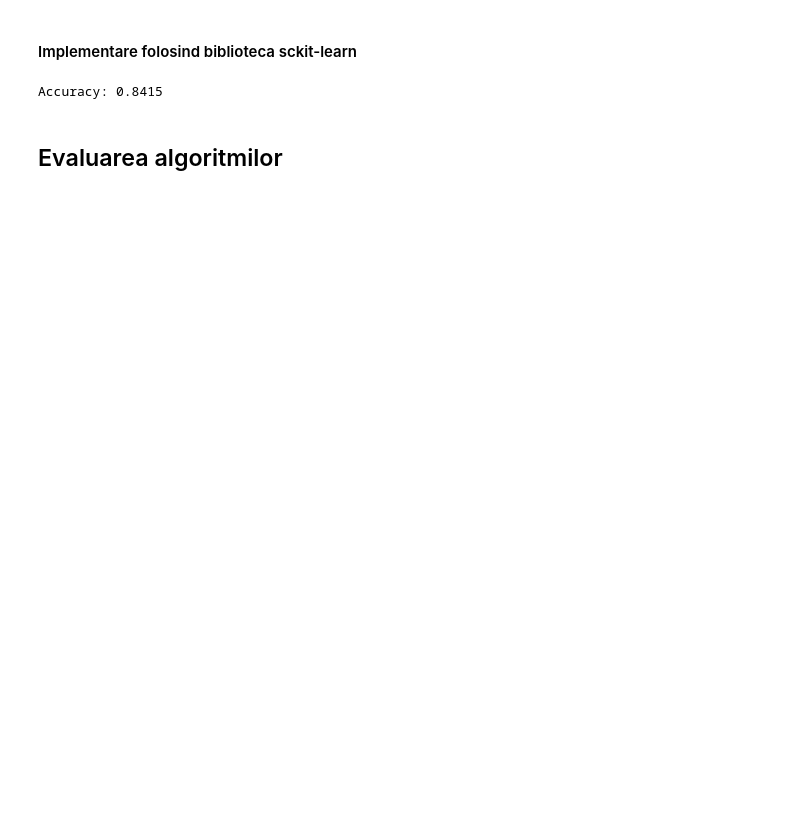
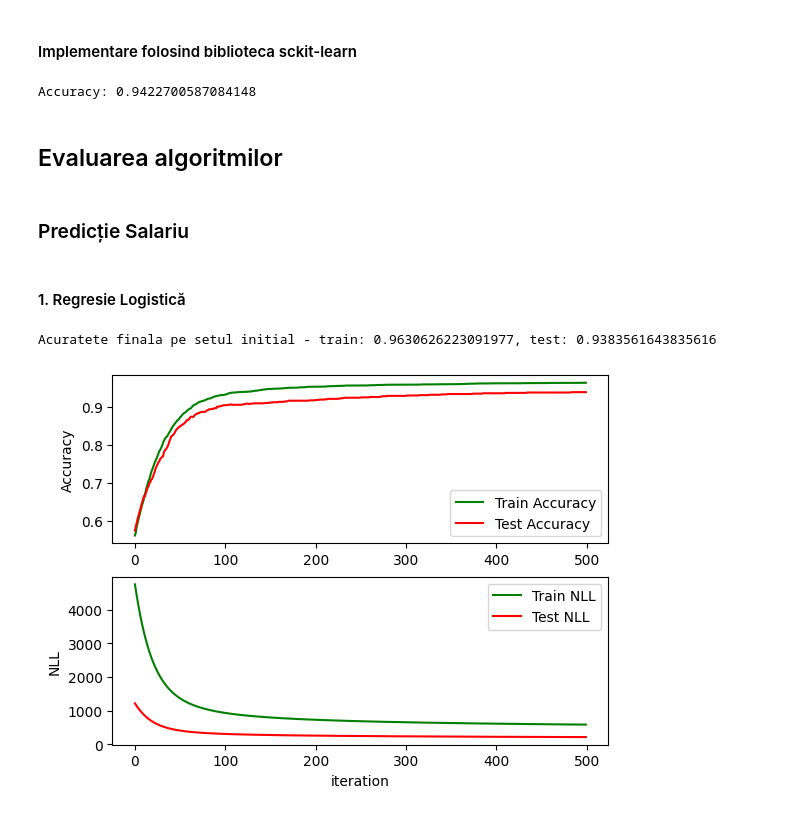
Before and after one commit to Ana-Mirza/IA_Tema2, a Jupyter notebook: tema2.ipynb, the cells around one changed output. Saved outputs shown, nothing was run; the diff lists cells and outputs as text; code cells hidden in the pictures; blank space fills up the shorter version.

```diff
--- a/tema2.ipynb
+++ b/tema2.ipynb
@@ -1022,23 +1030,27 @@ Epoch 20 | Batch 009 | Train NLL:  0.429 | Train Acc:  81.87% | Test NLL:  0.419
 from sklearn.neural_network import MLPClassifier
 from sklearn.metrics import accuracy_score
 
-# Pregătirea date AVC Prediction
-# X, X_train, X_test, T, T_train, T_test = get_data(full_file_avc, train_file_avc, test_file_avc)
+def mlp_model_sklearn(full_file, train_file, test_file):
+    # Pregătirea datelor pentru antrenare
+    X, X_train, X_test, T, T_train, T_test = get_data(full_file, train_file, test_file)
 
-# Pregătire date Salary Prediction
-X, X_train, X_test, T, T_train, T_test = get_data(full_file, train_file, test_file)
+    # Definirea modelului
+    model = MLPClassifier(hidden_layer_sizes=(100,), max_iter=1000)
 
-# Pregătire model
-model = MLPClassifier(hidden_layer_sizes=(100,), max_iter=1000)
+    # Antrenarea modelului
+    model.fit(X_train, T_train)
 
-# Antrenarea modelului
-model.fit(X_train, T_train)
+    # Evaluarea modelului
+    T_pred = model.predict(X_test)
+    accuracy = accuracy_score(T_test, T_pred)
 
-# Paso 6: Evaluarea modelului
-T_pred = model.predict(X_test)
-accuracy = accuracy_score(T_test, T_pred)
-print("Accuracy:", accuracy)
+    print("Accuracy:", accuracy)
+
+    return T_pred, T_test
-# %% [output]
-Accuracy: 0.8415
+# %%
+# Testare model
+T_pred, T_test = mlp_model_sklearn(full_file_avc, train_file_avc, test_file_avc)
+# %% [output]
+Accuracy: 0.9422700587084148
 # %% [markdown]
 ## Evaluarea algoritmilor
@@ -1052,0 +1057,10 @@ Accuracy: 0.8415
+# %% [markdown]
+### Predicție Salariu
+# %% [markdown]
+#### 1. Regresie Logistică
+# %%
+# Testare model de regresie logistică de mână
+Y, T = logistic_regresion_model(full_file, train_file, test_file)
+# %% [output]
+Acuratete finala pe setul initial - train: 0.9630626223091977, test: 0.9383561643835616
+[figure, added]
```
Also changed, not shown: parts of 26 cells of this notebook.
